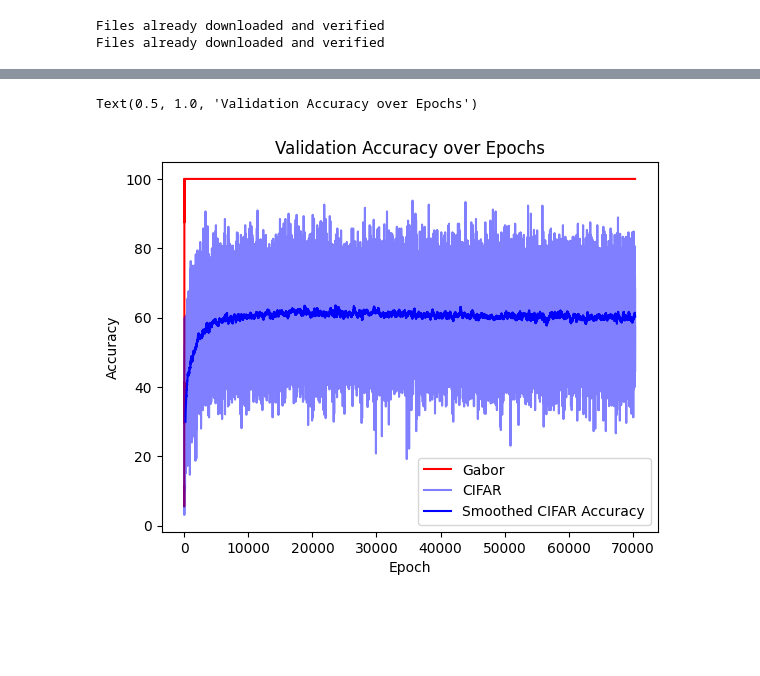
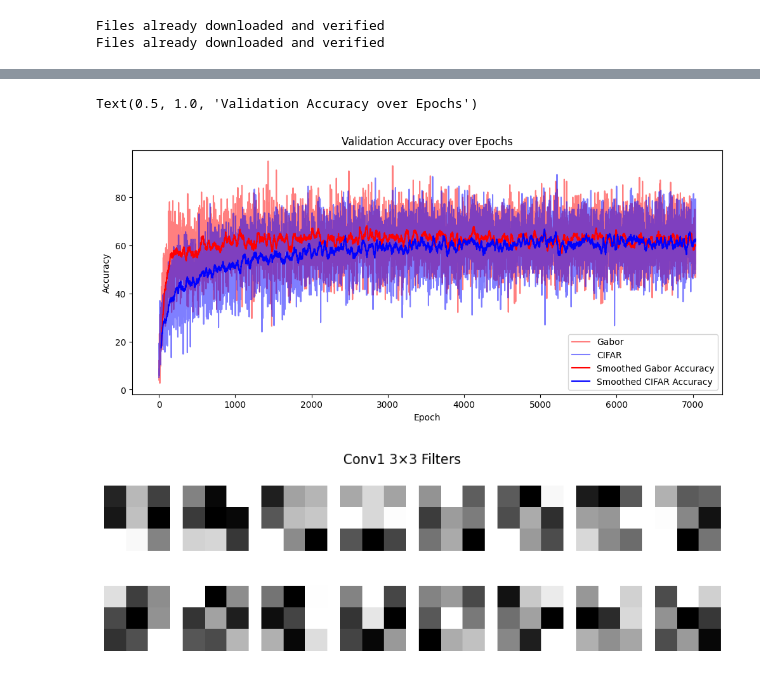
Before and after one commit to sherafatia/v1dd-public, a Jupyter notebook: notebooks/modeling.ipynb, the cells around one changed output, grey strips where cells are left out. Saved outputs shown, nothing was run; the diff lists cells and outputs as text; code cells hidden in the pictures; blank space fills up the shorter version.

```diff
--- a/notebooks/modeling.ipynb
+++ b/notebooks/modeling.ipynb
@@ -104,11 +119,12 @@ _implementation : function
 # %%
 model = modeling.ConvNet(in_channels=1, height=32, width=32)
-model, train_losses, val_losses, gabor_vals, cifar_vals = modeling.train_model(
+model, train_losses, val_losses, train_losses_epoch, val_losses_epoch, gabor_vals, cifar_vals = modeling.train_model(
     model,
     train_loader=combined_loader,
     batch_size=64,
     probe_size=64,
     val_dataset=combined_valset,
-    num_epochs=35,
+    num_epochs=50,
+    early_stopping=True,
     )
 # %% [output]
@@ -136,17 +170,32 @@ plt.gca().spines[['top', 'right']].set_visible(False)
 # %%
-plt.plot(gabor_vals, label='Gabor', color='red', alpha=1)
+plt.figure(figsize=(12, 5))
+
+plt.plot(gabor_vals, label='Gabor', color='red', alpha=0.5)
 plt.plot(cifar_vals, label='CIFAR', color='blue', alpha=0.5)
 
 # plot smoothed accuracies
-window_size = 200
+window_size = 30
+gabor_vals_smooth = np.convolve(gabor_vals, np.ones(window_size)/window_size, mode='valid')
+plt.plot(range(window_size - 1, len(gabor_vals)), gabor_vals_smooth, label="Smoothed Gabor Accuracy", color='red')
 cifar_vals_smooth = np.convolve(cifar_vals, np.ones(window_size)/window_size, mode='valid')
 plt.plot(range(window_size - 1, len(cifar_vals)), cifar_vals_smooth, label="Smoothed CIFAR Accuracy", color='blue')
 
 plt.xlabel('Epoch')
 plt.ylabel('Accuracy')
 plt.legend()
 # plt.xlim(-10, 200)
 plt.title('Validation Accuracy over Epochs')
 # %% [output]
 Text(0.5, 1.0, 'Validation Accuracy over Epochs')
-[figure, old version]
+[figure, new version]
+# %%
+weights = model.conv1.weight.data.cpu().numpy()  # (16, 1, 3, 3)
+fig, axes = plt.subplots(2, 8, figsize=(10, 3))
+for i, ax in enumerate(axes.flat):
+    kernel = weights[i, 0, :, :]  # take the 3x3 filter for channel 0
+    ax.imshow(kernel, cmap="gray")
+    ax.axis("off")
+plt.suptitle("Conv1 3×3 Filters")
+plt.show()
+# %% [output]
+[figure, added]
```
Also changed, not shown: parts of 22 cells of this notebook, 1 other file.
